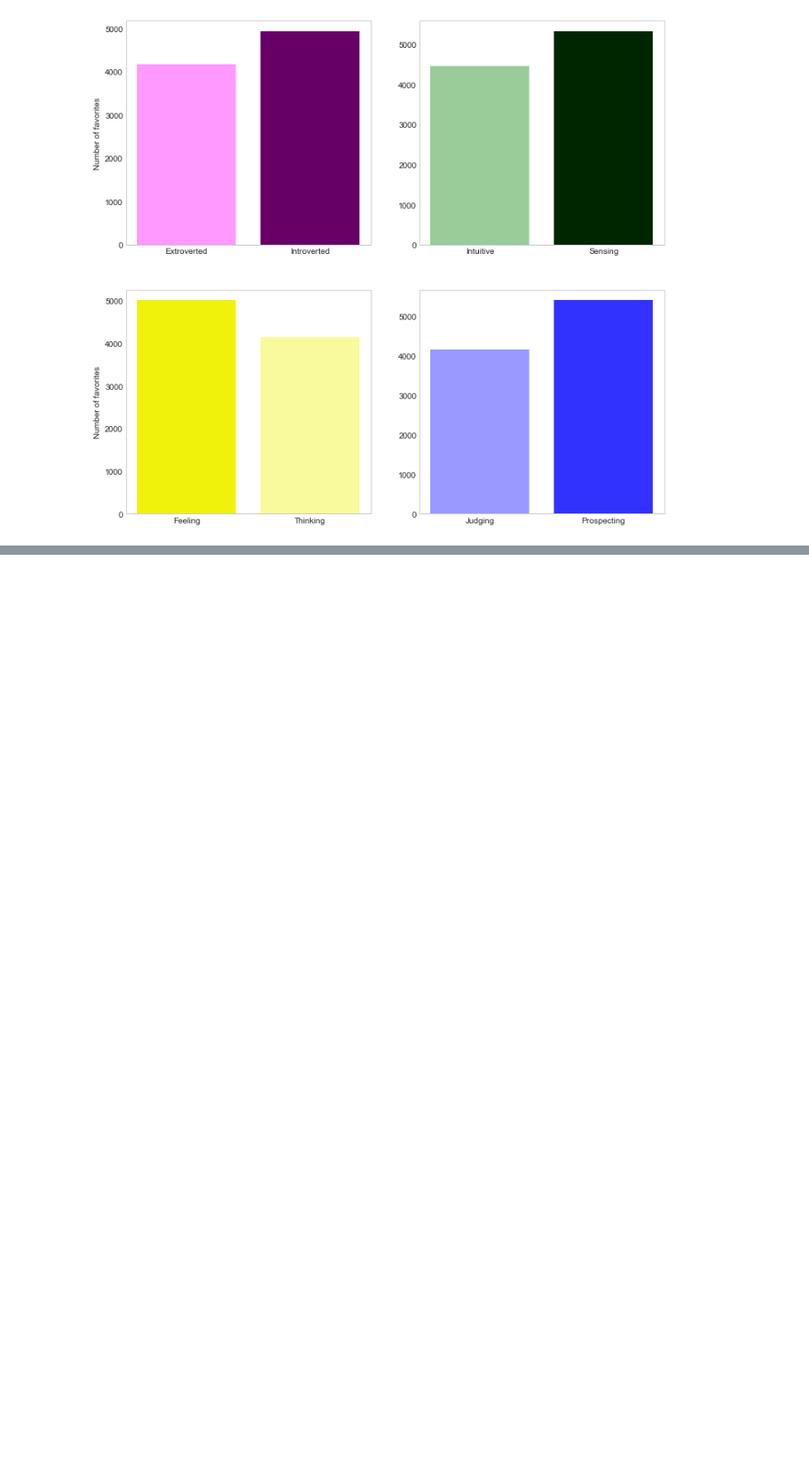
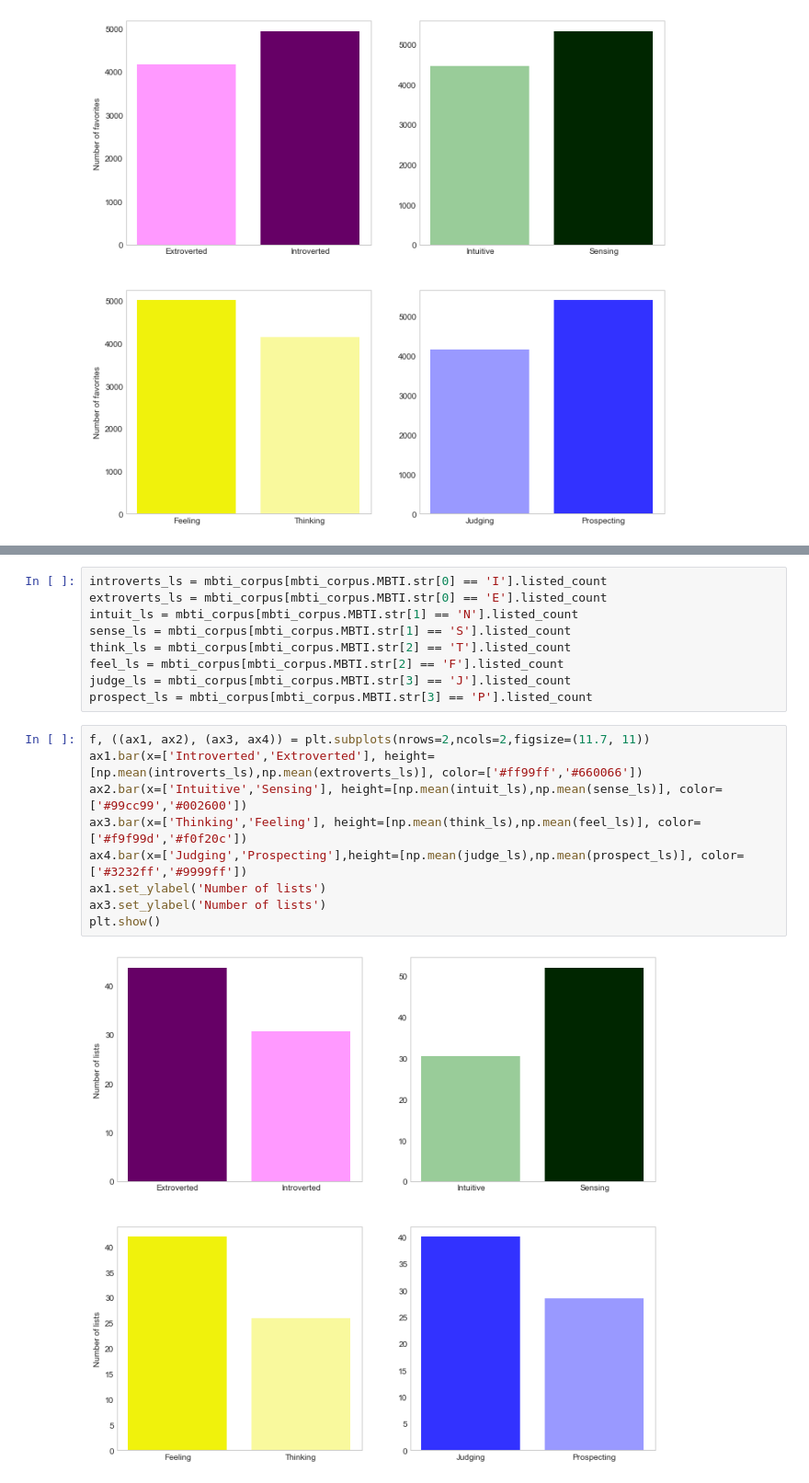
Before and after one commit to kvalentine95/twitter_mbti, a Jupyter notebook: data/mbti.ipynb, the cells around one changed output, grey strips where cells are left out. Shown: that part at 92% size. Drawn from its saved outputs; the diff is of its cells as text; blank space fills up the shorter version.

Commit message:
Adds profile background and list participation analysis

```diff
--- a/data/mbti.ipynb
+++ b/data/mbti.ipynb
@@ -484,0 +608,20 @@ plt.show()
+# %%
+introverts_ls = mbti_corpus[mbti_corpus.MBTI.str[0] == 'I'].listed_count
+extroverts_ls = mbti_corpus[mbti_corpus.MBTI.str[0] == 'E'].listed_count
+intuit_ls = mbti_corpus[mbti_corpus.MBTI.str[1] == 'N'].listed_count
+sense_ls = mbti_corpus[mbti_corpus.MBTI.str[1] == 'S'].listed_count
+think_ls = mbti_corpus[mbti_corpus.MBTI.str[2] == 'T'].listed_count
+feel_ls = mbti_corpus[mbti_corpus.MBTI.str[2] == 'F'].listed_count
+judge_ls = mbti_corpus[mbti_corpus.MBTI.str[3] == 'J'].listed_count
+prospect_ls = mbti_corpus[mbti_corpus.MBTI.str[3] == 'P'].listed_count
+# %%
+f, ((ax1, ax2), (ax3, ax4)) = plt.subplots(nrows=2,ncols=2,figsize=(11.7, 11))
+ax1.bar(x=['Introverted','Extroverted'], height=[np.mean(introverts_ls),np.mean(extroverts_ls)], color=['#ff99ff','#660066'])
+ax2.bar(x=['Intuitive','Sensing'], height=[np.mean(intuit_ls),np.mean(sense_ls)], color=['#99cc99','#002600'])
+ax3.bar(x=['Thinking','Feeling'], height=[np.mean(think_ls),np.mean(feel_ls)], color=['#f9f99d','#f0f20c'])
+ax4.bar(x=['Judging','Prospecting'],height=[np.mean(judge_ls),np.mean(prospect_ls)], color=['#3232ff','#9999ff'])
+ax1.set_ylabel('Number of lists')
+ax3.set_ylabel('Number of lists')
+plt.show()
+# %% [output]
+[figure, added]
```
Also changed, not shown: parts of 56 cells of this notebook.
